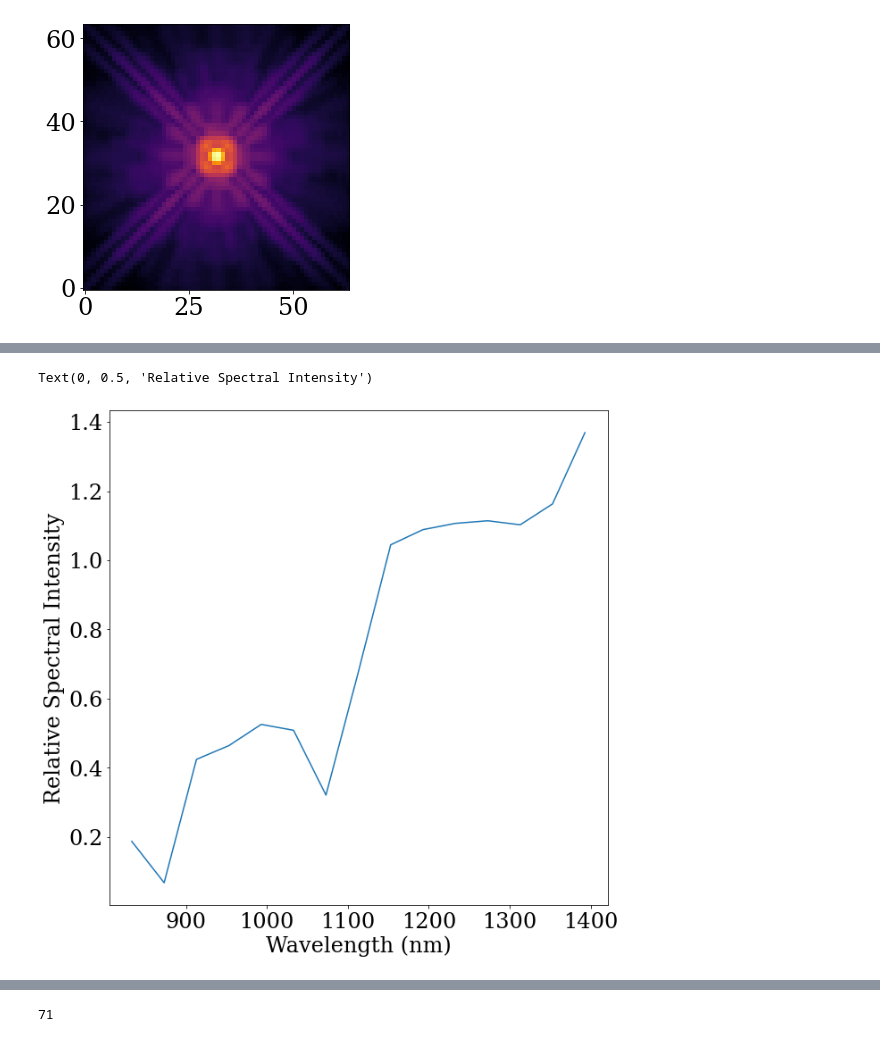
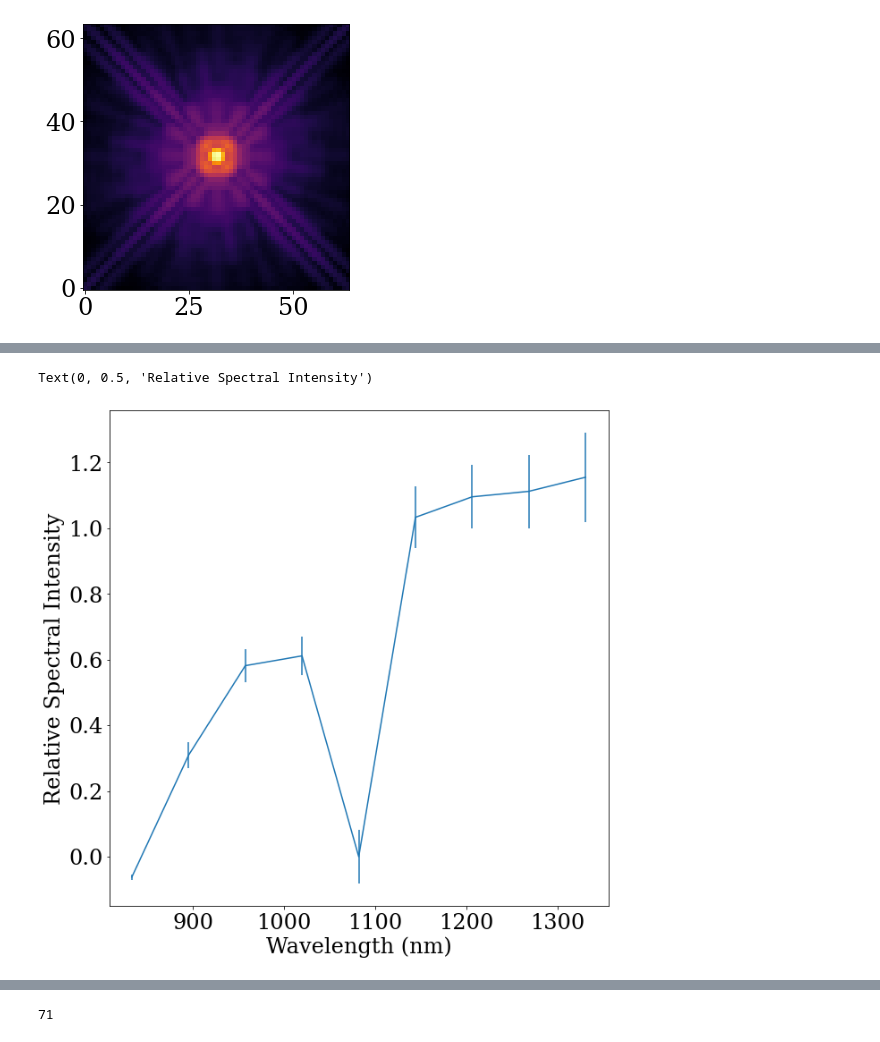
Before and after one commit to h-greer/hubble, a Jupyter notebook: notebooks/spectra.ipynb, the cells around one changed output, grey strips where cells are left out. Cells and saved outputs as stored; diff of their text form; code cells hidden in the pictures.

```diff
--- a/notebooks/spectra.ipynb
+++ b/notebooks/spectra.ipynb
@@ -152,12 +148,17 @@ params = {
 for exp in exposures:
     params["positions"][exp.fit.get_key(exp, "positions")] = np.asarray([0.,0.])
     params["fluxes"][exp.fit.get_key(exp, "fluxes")] = np.log10(np.nansum(exp.data))
+
     params["spectrum"][exp.fit.get_key(exp, "spectrum")] = np.ones(nwavels)#.at[0].set(1)
+
+    #params["spectrum"][exp.fit.get_key(exp, "spectrum")] = np.ones(npoly)#.at[0].set(1)
+
+
     params["aberrations"][exp.fit.get_key(exp, "aberrations")] = np.zeros(26)
     #params["breathing"][exp.fit.get_key(exp, "breathing")] = np.zeros(19) + 0.1
     #params["start_aberrations"][exp.fit.get_key(exp, "start_aberrations")] = np.zeros(19)#jr.uniform(jr.key(0), (8,),minval=-4e-8, maxval=4e-8) #np.asarray([-8.59023084e-10,  1.77049982e-09, -4.45293089e-09, -3.70890613e-08,2.03658617e-08,  1.08092528e-08, -2.77077727e-09,  1.86458672e-09])*0.9#jr.uniform(jr.key(0), (8,),minval=-2e-8, maxval=2e-8)#np.zeros(8)#np.ones(8)*1e-8
     #params["end_aberrations"][exp.fit.get_key(exp, "start_aberrations")] = np.zeros(19)
-    params["cold_mask_shift"][exp.fit.get_key(exp, "cold_mask_shift")] = np.asarray([-0.06, 0.06])*1e2
+    params["cold_mask_shift"][exp.fit.get_key(exp, "cold_mask_shift")] = -np.asarray([-0.06, -0.06])*1e2
     params["cold_mask_rot"][exp.fit.get_key(exp, "cold_mask_rot")] = -45.
     params["cold_mask_scale"][exp.fit.get_key(exp, "cold_mask_scale")] = np.asarray([1.,1.])
     params["cold_mask_shear"][exp.fit.get_key(exp, "cold_mask_shear")] = np.asarray([0.,0.])
@@ -231,7 +230,8 @@ things = {
     #"primary_rot": opt(g*100, 150),
     #"primary_shear": opt(g*100, 150),
     "aberrations": opt(g*1.5,120),
-    "spectrum": opt(g*0.1, 20),
+    "spectrum": opt(g*0.3, 20),
+    #"spectrum": opt(g*0.01, 20),
     #"softening": opt(g*1e3, 200),
     #"breathing": opt(g*1000,150),
     #"rot": opt(g*100, 50),
@@ -323,7 +323,7 @@ optim, opt_state = zdx.get_optimiser(
 
 
 losses, models = [], []
-for i in tqdm(range(500)):
+for i in tqdm(range(600)):
     loss, grads = loss_fn(params,exposures)
     grads = jtu.tree_map(lambda x, y: x * np.abs(y), grads, ModelParams(lrs.params))
     updates, opt_state = optim.update(grads, opt_state)
@@ -332,6 +332,8 @@ for i in tqdm(range(500)):
     #if i == 200:
     #    params.set("softening", 0.2)
 
+    #params = params.set("spectrum.U10764_F110W", params.get("spectrum.U10764_F110W")/np.sum(params.get("spectrum.U10764_F110W")))
+
     models.append(params)
     losses.append(loss)
 # %%
@@ -494,0 +496,3 @@ KeyError: 'n8yj02x0q'
+# %%
+spectrum_cov = np.linalg.inv(fishers['n8yj53vfq']['spectrum'])
+spectrum_err = np.diag(np.sqrt(np.abs(spectrum_cov)))
@@ -502,15 +536,15 @@ Array([2.16416434e+01, 1.50275951e+00, 1.19860714e+01, 1.22610438e-05,
 # %%
 plt.figure(figsize=(10,10))
 swv = filter_files["F110W"][:,0]/10
 wmin = np.min(swv)
 wmax = np.max(swv)
 woff = (wmax-wmin)*0.1
 
 wavels = np.linspace(wmin+woff, wmax-woff, nwavels)
-plt.plot(wavels, params.get("spectrum.F110W"))
-#plt.errorbar(wavels, params.get("spectrum.F110W"), yerr = spectrum_err)
+#plt.plot(wavels, params.get("spectrum.U10764_F110W"))
+plt.errorbar(wavels[:-1], params.get("spectrum.U10764_F110W")[:-1], yerr = spectrum_err[:-1])
 plt.xlabel("Wavelength (nm)")
 plt.ylabel("Relative Spectral Intensity")
 # %% [output]
 Text(0, 0.5, 'Relative Spectral Intensity')
-[figure, old version]
+[figure, new version]
```
Also changed, not shown: parts of 32 cells of this notebook, 3 other files.
